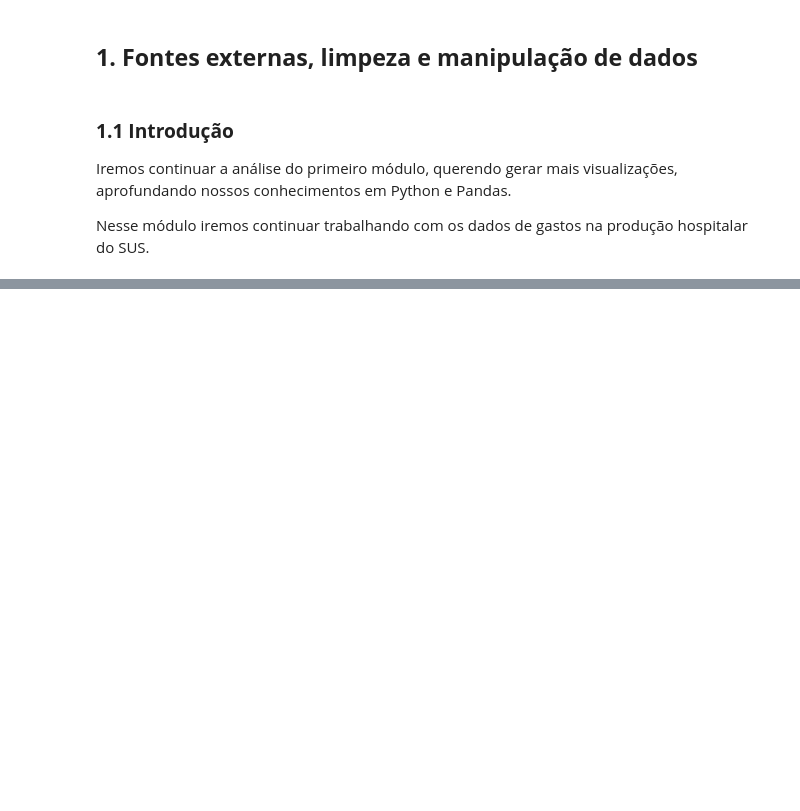
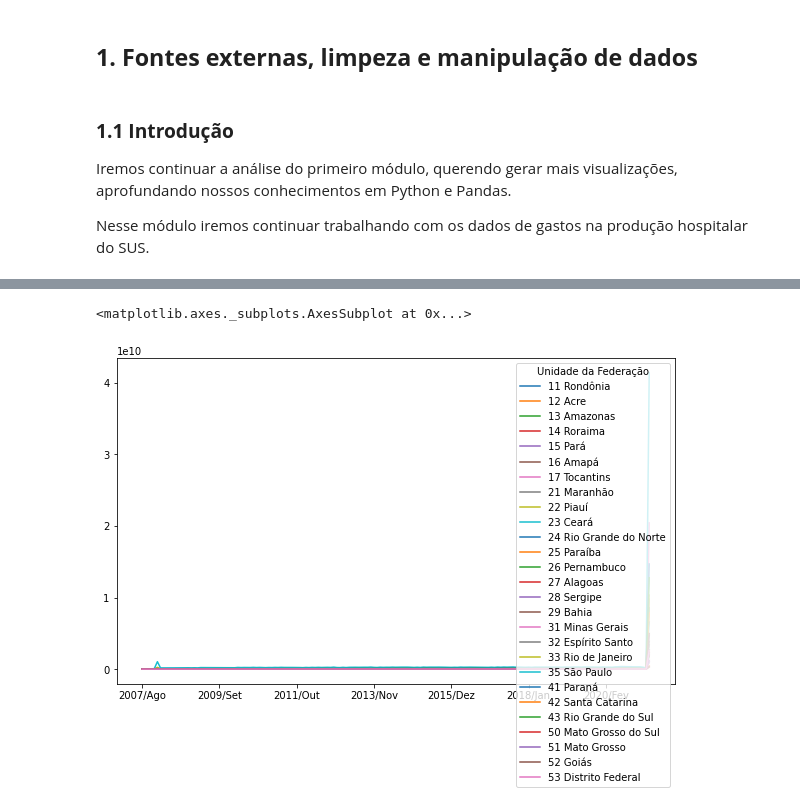
Before and after one commit to gustavolq/Bootcamp-DataScience-Alura, a Jupyter notebook: Modulo_02/Aulas/Tratamento_Exploracao_Visualizacao_Dados.ipynb, the cells around one changed output, grey strips where cells are left out. Drawn from its saved outputs; the diff is of its cells as text; code cells hidden in the pictures; blank space fills up the shorter version.

```diff
--- a/Modulo_02/Aulas/Tratamento_Exploracao_Visualizacao_Dados.ipynb
+++ b/Modulo_02/Aulas/Tratamento_Exploracao_Visualizacao_Dados.ipynb
@@ -23,0 +33,7 @@ Nesse módulo iremos continuar trabalhando com os dados de gastos na produção
+# %%
+dados = pd.read_csv("https://github.com/gustavolq/Bootcamp-DataScience-Alura/raw/main/Modulo_02/Aulas/ValorTotalGasto-2008-2021-Atendimento.csv",
+                    encoding="ISO-8859-1",
+                    skiprows = 3, sep = ';', skipfooter=12,
+                    thousands = ".", decimal = ",")
+# 5 primeiras linhas
+dados.head()
@@ -23,0 +48,5 @@ Nesse módulo iremos continuar trabalhando com os dados de gastos na produção
+# %%
+# O .mean() realiza a remoção automática das colunas que possuem valores vazios
+colunas_usaveis = dados.mean().index.tolist()
+colunas_usaveis.insert(0, "Unidade da Federação")
+colunas_usaveis
@@ -23,0 +71,3 @@ Nesse módulo iremos continuar trabalhando com os dados de gastos na produção
+# %%
+usaveis = dados[colunas_usaveis]
+usaveis.head()
@@ -23,0 +82,3 @@ Nesse módulo iremos continuar trabalhando com os dados de gastos na produção
+# %%
+# Realizando a alteração do índice para a coluna Unidade da Federação.
+usaveis = usaveis.set_index("Unidade da Federação")
@@ -23,0 +127,7 @@ Nesse módulo iremos continuar trabalhando com os dados de gastos na produção
+# %%
+# Podemos verificar que em nosso gráfico possuímos valores próximos de 0 e no final temos um valor muito maior.
+# Isso ocorre devido ao Total de cada estado ser demonstrado na última linha
+usaveis.T.plot(figsize = (10,6))
+# %% [output]
+<matplotlib.axes._subplots.AxesSubplot at 0x...>
+[figure, added]
```
Also changed, not shown: parts of 47 cells of this notebook.
